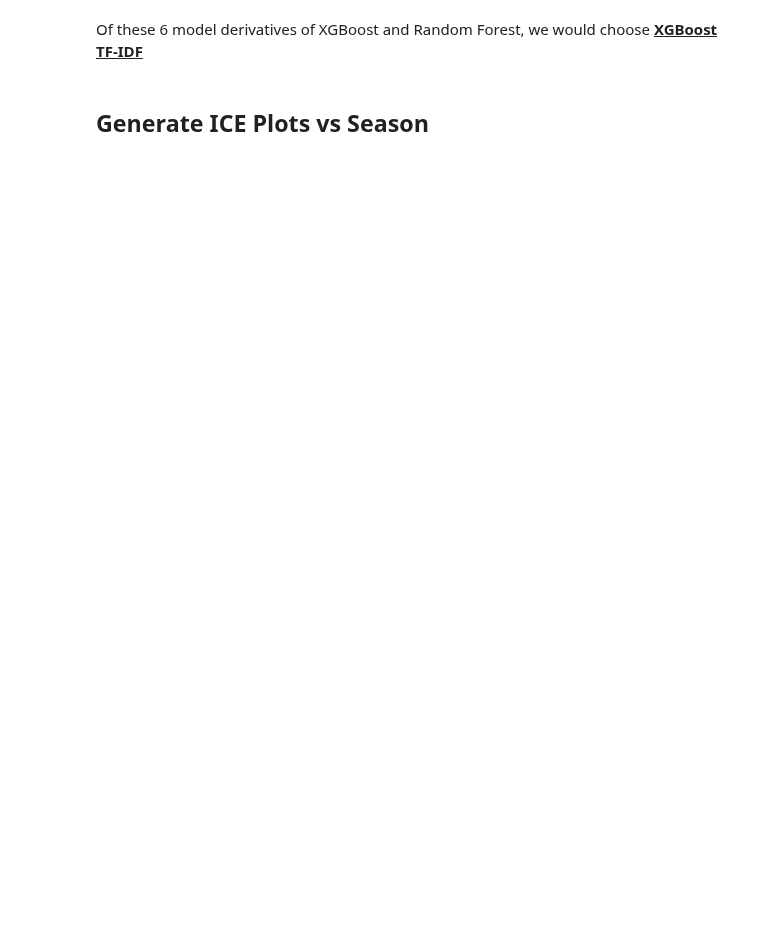
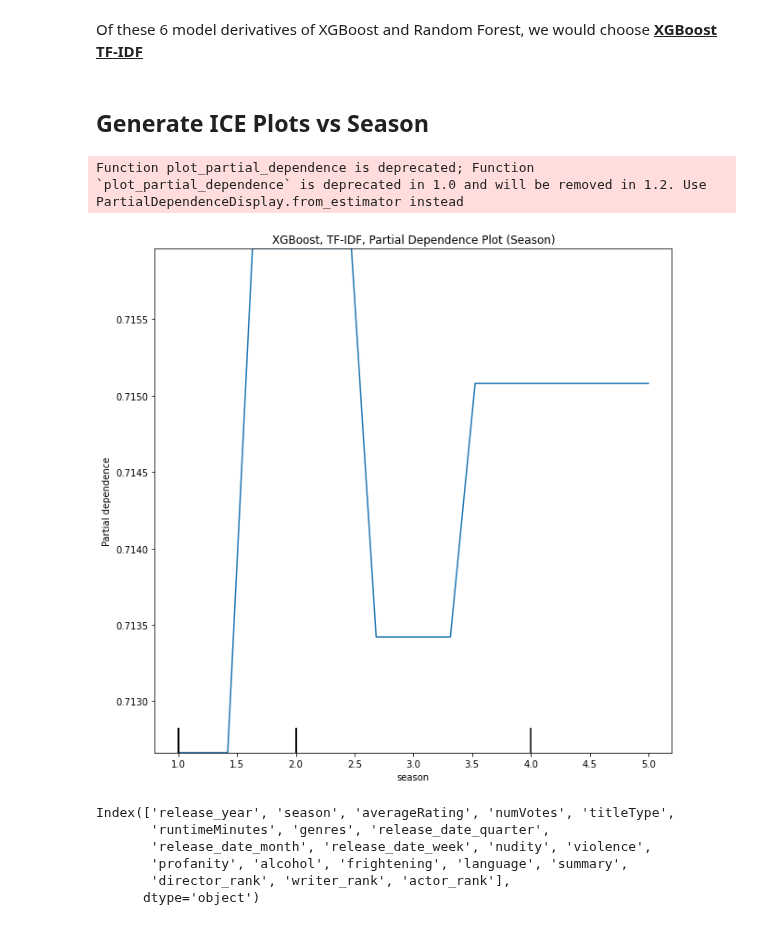
Before and after one commit to Joeyzect/Netflix_ALab_2022, a Jupyter notebook: notebooks/12-yen-tvshows-modelling-final.ipynb, the cells around one changed output. Cells and saved outputs as stored; diff of their text form; code cells hidden in the pictures; blank space fills up the shorter version.

Commit message:
tv shows xgb and rf (12 models)

```diff
--- a/notebooks/12-yen-tvshows-modelling-final.ipynb
+++ b/notebooks/12-yen-tvshows-modelling-final.ipynb
@@ -904,3 +908,33 @@ Random Forest, TF-IDF, Best score: 0.74675
 Of these 6 model derivatives of XGBoost and Random Forest, we would choose <u>**XGBoost TF-IDF**<u>
 # %% [markdown]
 ## Generate ICE Plots vs Season
+# %%
+# get tvshows_X dataset by dropping 'is_top10' variable
+tvshows_X = tv_shows.drop(columns=['is_top10'])
+# %%
+# generate ice plots for xgboost, tfidf vs. season column
+from sklearn.inspection import plot_partial_dependence
+
+fig, ax = plt.subplots(figsize=(10, 10))
+plot_partial_dependence(
+    best_xgb_gs_tfidf,
+    tvshows_X,
+    ["season"],
+    ax=ax,
+    grid_resolution=20,
+    n_jobs=-1,
+)
+plt.title('XGBoost, TF-IDF, Partial Dependence Plot (Season)')
+plt.show()
+# %% [output]
+Function plot_partial_dependence is deprecated; Function `plot_partial_dependence` is deprecated in 1.0 and will be removed in 1.2. Use PartialDependenceDisplay.from_estimator instead
+[figure, added]
+# %%
+tvshows_X.columns
+# %% [output]
+Index(['release_year', 'season', 'averageRating', 'numVotes', 'titleType',
+       'runtimeMinutes', 'genres', 'release_date_quarter',
+       'release_date_month', 'release_date_week', 'nudity', 'violence',
+       'profanity', 'alcohol', 'frightening', 'language', 'summary',
+       'director_rank', 'writer_rank', 'actor_rank'],
+      dtype='object')
```
Also changed, not shown: parts of 11 cells of this notebook, 13 other files.
